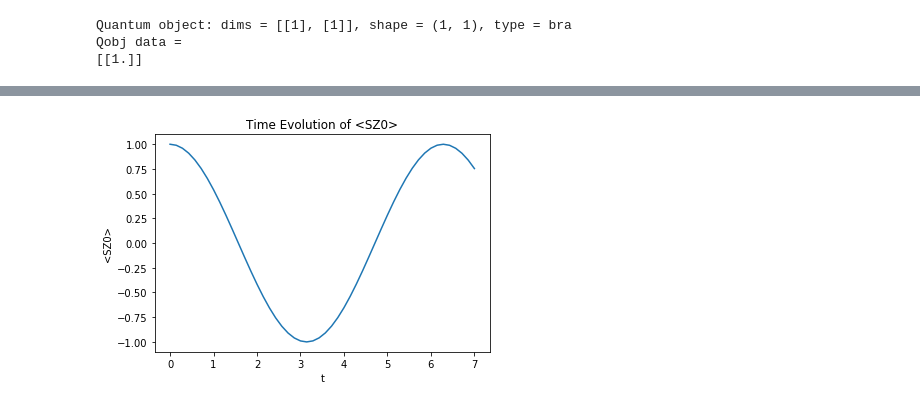
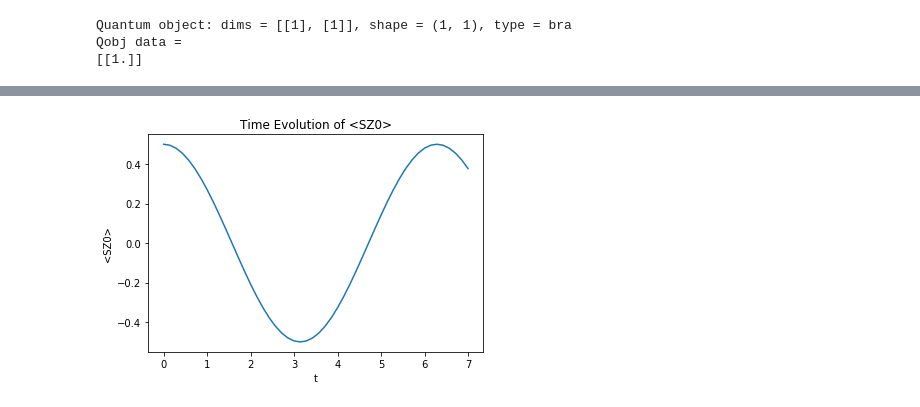
Before and after one commit to aorfi/Phys459, a Jupyter notebook: Analytic Solution CS .ipynb, the cells around one changed output, grey strips where cells are left out. Saved outputs shown, nothing was run; the diff lists cells and outputs as text; code cells hidden in the pictures.

```diff
--- a/Analytic Solution CS .ipynb
+++ b/Analytic Solution CS .ipynb
@@ -223,8 +231,8 @@ for i in range(steps):
 # %%
-plt.plot(times,S0zT)
+plt.plot(times, result.expect[0])
 plt.title('Time Evolution of <SZ0>')
 plt.ylabel("<SZ0>")
 plt.xlabel("t")
 plt.show()
 # %% [output]
-[figure, old version]
+[figure, new version]
```
Also changed, not shown: parts of 5 cells of this notebook, 1 other file.
